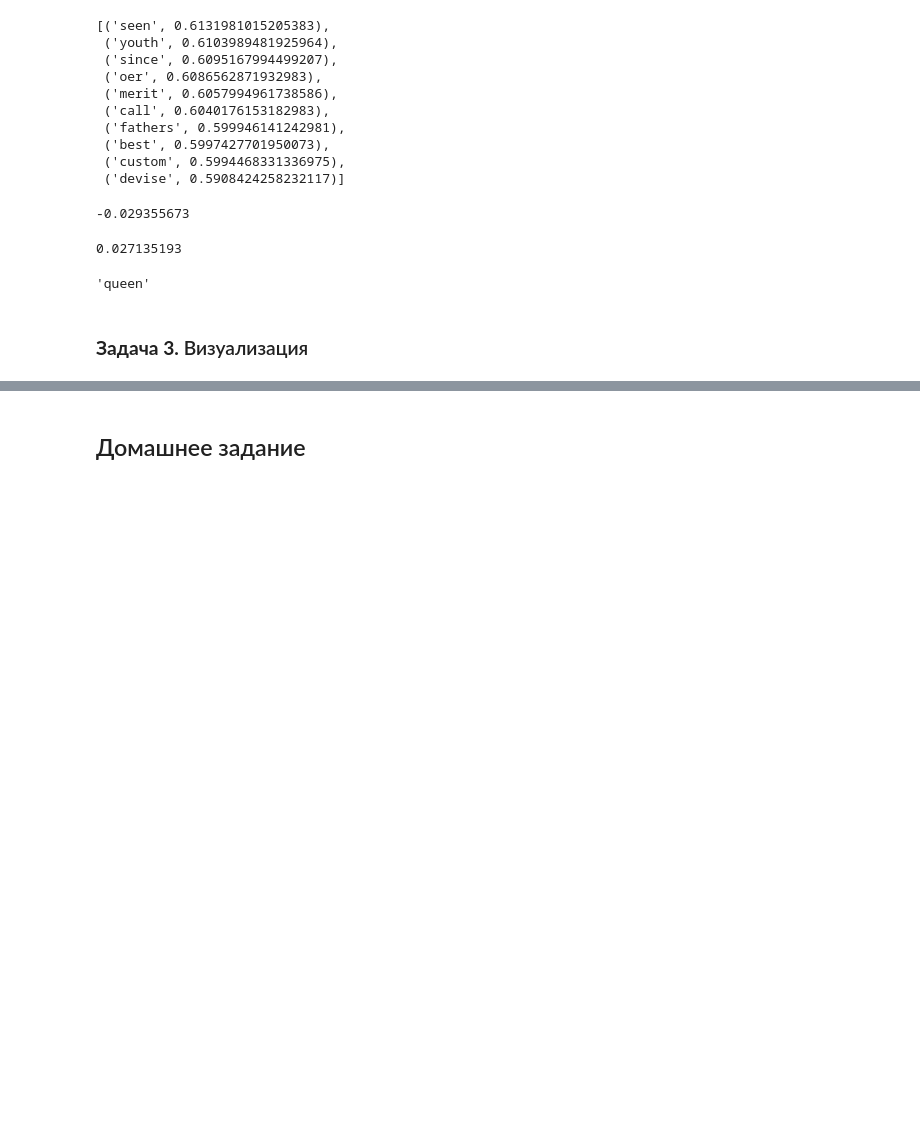
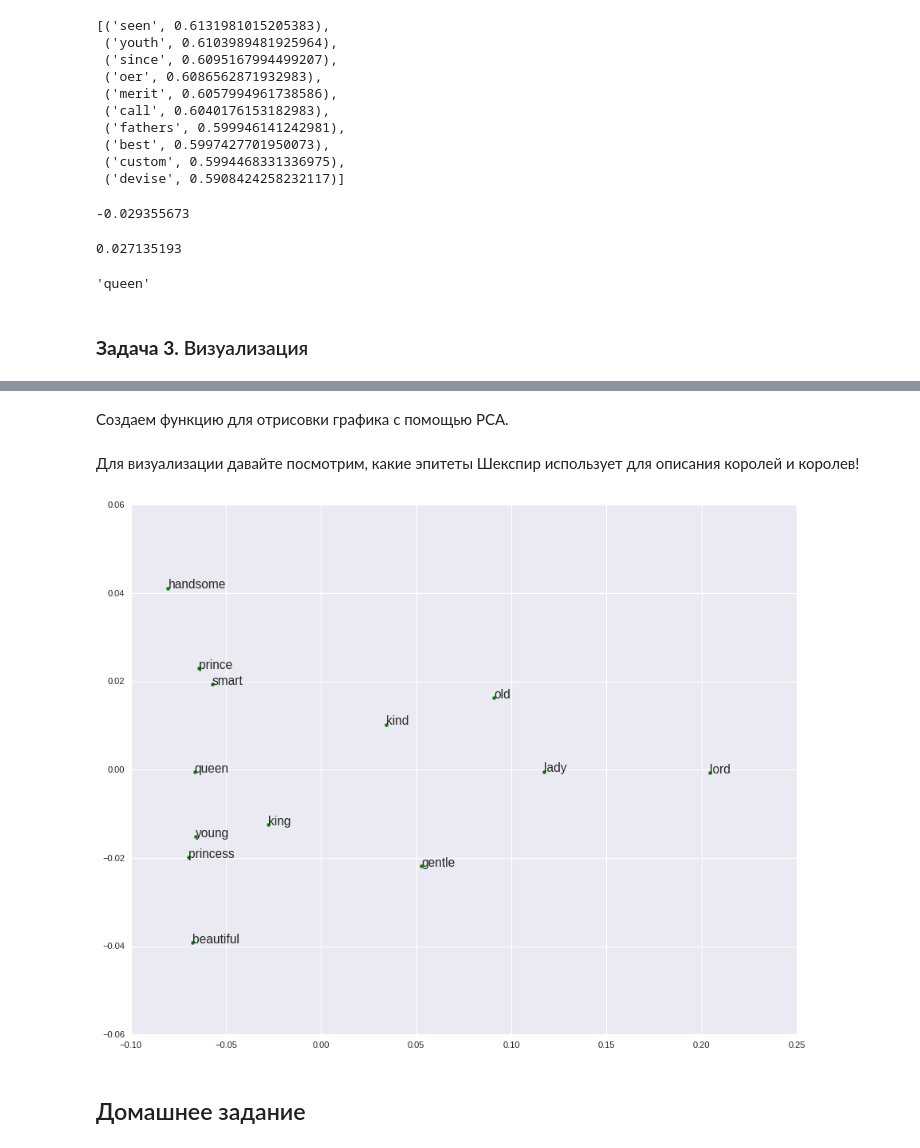
Before and after one commit to vifirsanova/compling, a Jupyter notebook: workbook_distributional.ipynb, the cells around one changed output, grey strips where cells are left out. Cells and saved outputs as stored; diff of their text form; code cells hidden in the pictures; blank space fills up the shorter version.

```diff
--- a/workbook_distributional.ipynb
+++ b/workbook_distributional.ipynb
@@ -285,17 +272,0 @@ vectors_2d = tsne.fit_transform(word_vectors)
-# %%
-# выборка для отрисовки
-vectors_2d_ = vectors_2d[10450:10500]
-
-# отрисовка, параметры отрисовки
-plt.figure(figsize=(10, 8))
-plt.scatter(vectors_2d_[:, 0], vectors_2d_[:, 1], marker='.', color='b')
-
-# аннотирование графика для интерпретации
-for i, word in enumerate(words):
-    try:
-      plt.annotate(word, (vectors_2d_[i, 0], vectors_2d_[i, 1]))
-    except IndexError:
-      pass
-
-plt.title("Word2Vec Embeddings Visualization")
-plt.show()
@@ -304,3 +281,30 @@ plt.show()
+# %%
+import matplotlib.pyplot as plt
+plt.style.use('seaborn-v0_8')
+
+from sklearn.decomposition import PCA
+# %% [markdown]
+Создаем функцию для отрисовки графика с помощью PCA.
+# %%
+def pca_scatterplot(model, words=None, sample=0):
+  word_vectors = [model.wv[w] for w in words]
+  # сократить размерность векторов до 2D
+  vectors_2d = PCA().fit_transform(word_vectors)
+  # отрисовка изображения, задаем размер 12 на 10
+  plt.figure(figsize=(12,10))
+  # задаем цвет точек и ссылаемся на данные по осям x (0) и y (1)
+  plt.scatter(vectors_2d[:,0], vectors_2d[:,1], c='g')
+  # добавляем подписи к данным, проходимся по списку слов
+  for i, word in enumerate(words):
+    # соотносим слово с его двухмерным вектором
+    plt.annotate(word, (vectors_2d[i, 0], vectors_2d[i, 1]))
+# %% [markdown]
+Для визуализации давайте посмотрим, какие эпитеты Шекспир использует для описания королей и королев!
+# %%
+pca_scatterplot(model, ['smart', 'handsome', 'beautiful', 'kind', 'gentle', 'old', 'young',
+                                'prince', 'princess', 'lady', 'king', 'queen', 'lord'])
+# %% [output]
+[figure, added]
 # %% [markdown]
 ## Домашнее задание
 # %% [markdown]
```
Also changed, not shown: parts of 6 cells of this notebook.
